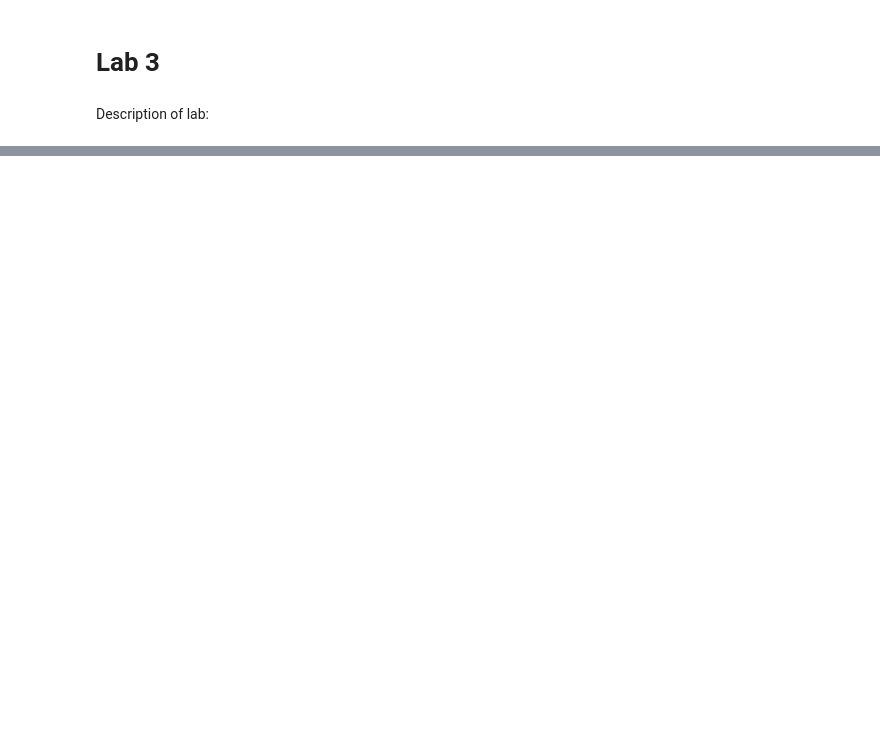
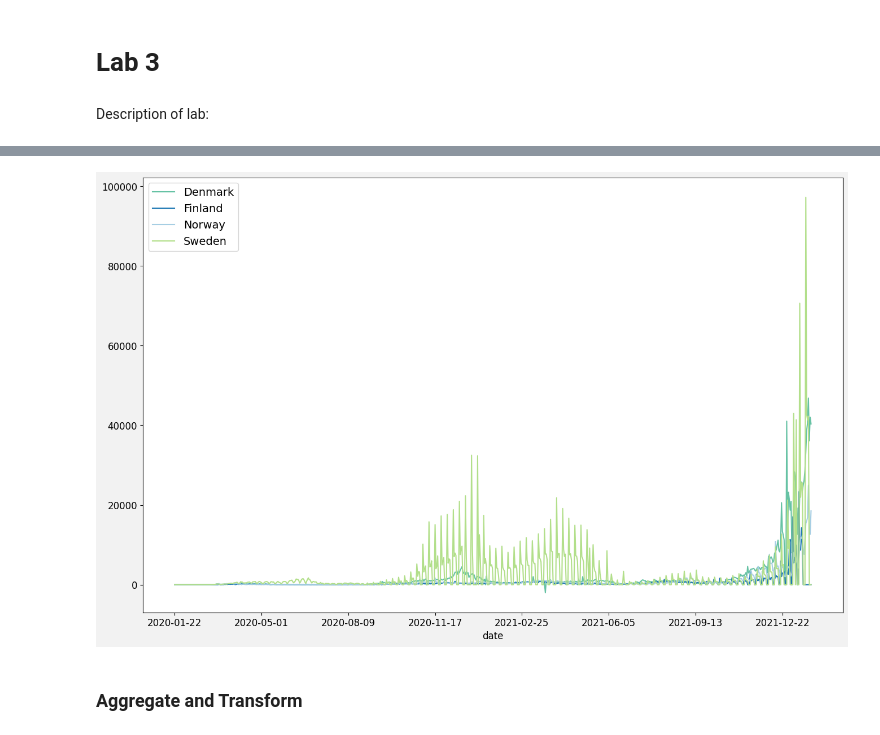
Before and after one commit to sebalexsmith/MET2010, a Jupyter notebook: Labs/Lab 3.ipynb, the cells around one changed output, grey strips where cells are left out. Drawn from its saved outputs; the diff is of its cells as text; code cells hidden in the pictures; blank space fills up the shorter version.

```diff
--- a/Labs/Lab 3.ipynb
+++ b/Labs/Lab 3.ipynb
@@ -46,0 +101,5 @@ corona
+# %%
+nordics = ['Denmark', 'Finland', 'Norway', 'Sweden']
+
+nordicCorona = corona.loc[(corona['country'].isin(nordics)) & (corona['province'].isna()), :]
+nordicCorona
@@ -46,0 +120,7 @@ corona
+# %%
+nordicCorona.loc[nordicCorona['type'] == 'confirmed'].set_index('date').groupby('country')['cases'].plot(legend = True)
+plt.show()
+# %% [output]
+[figure, added]
+# %% [markdown]
+### Aggregate and Transform
```
Also changed, not shown: parts of 32 cells of this notebook, 3 other files.
